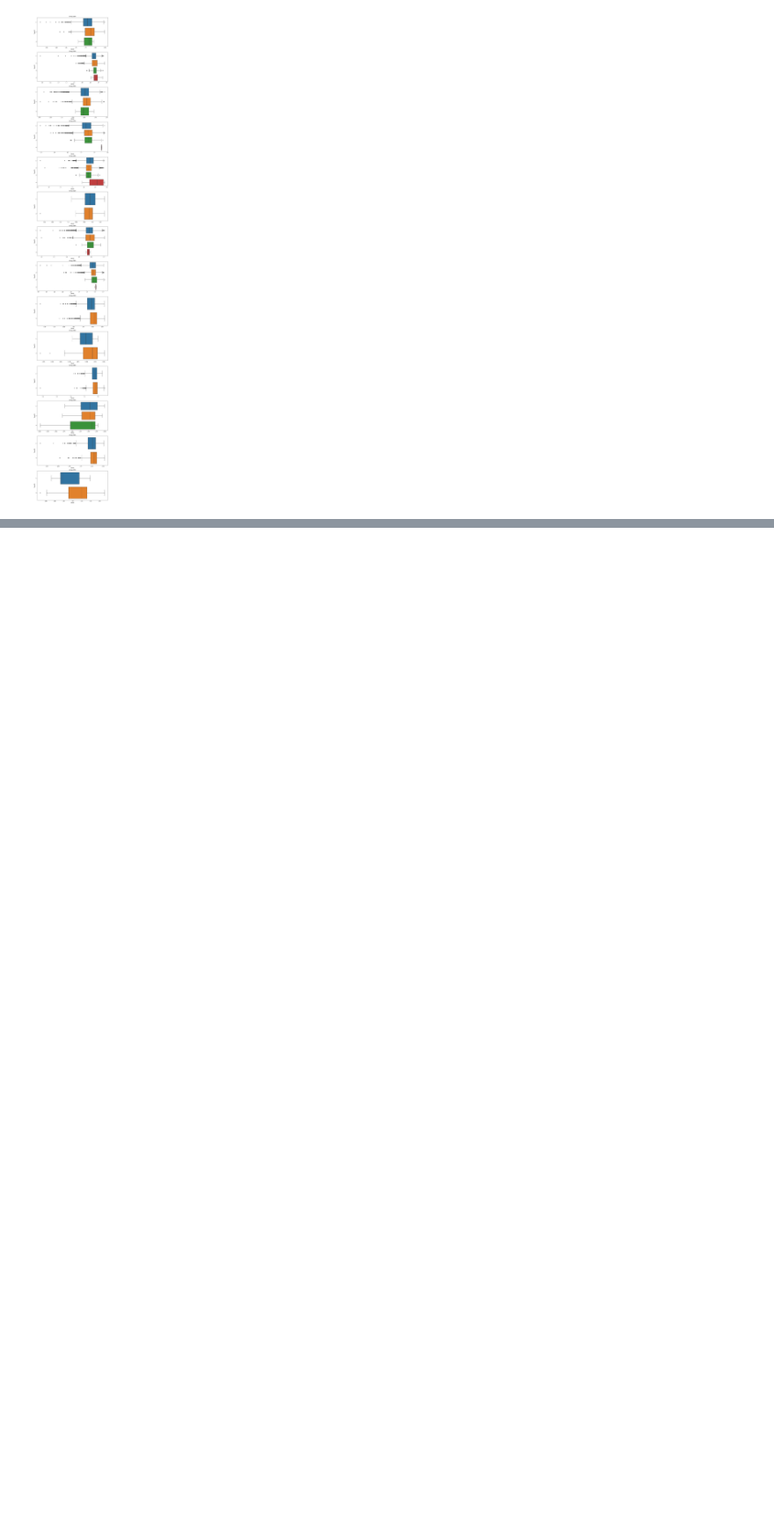
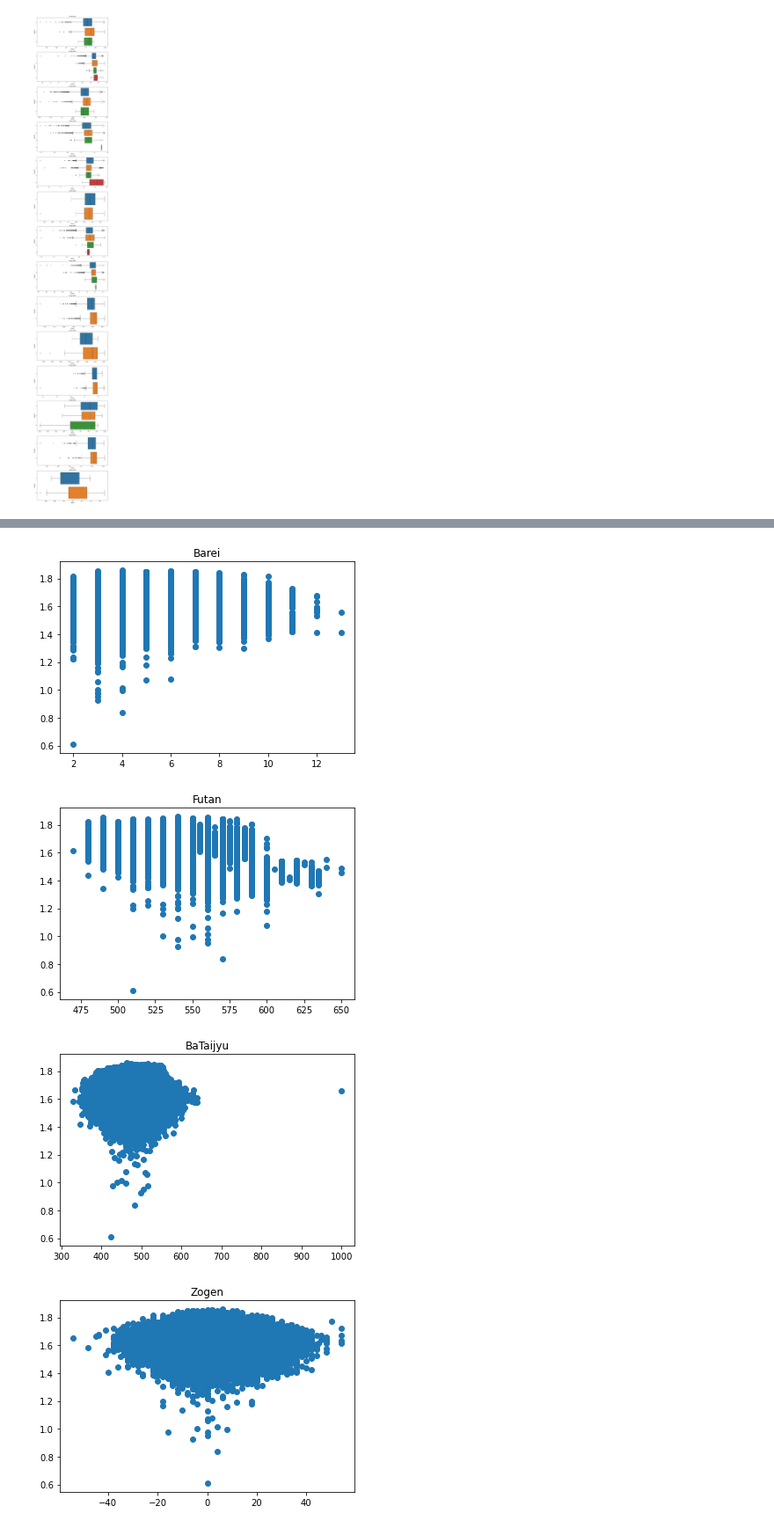
Before and after one commit to danhngan/Horse_racing_prediction, a Jupyter notebook: notebook/cleaning_EDA.ipynb, the cells around one changed output, grey strips where cells are left out. Shown at 88% size. Saved outputs shown, nothing was run; the diff lists cells and outputs as text; code cells hidden in the pictures; blank space fills up the shorter version.

```diff
--- a/notebook/cleaning_EDA.ipynb
+++ b/notebook/cleaning_EDA.ipynb
@@ -379,0 +471,10 @@ for idx, group in enumerate(groups_):
+# %%
+for col in numeric_cols[2:]:
+    plt.figure()
+    plt.scatter(data=df, x = col, y='Speed')
+    plt.title(col)
+# %% [output]
+[figure, added]
+[figure, added]
+[figure, added]
+[figure, added]
```
Also changed, not shown: parts of 11 cells of this notebook.
